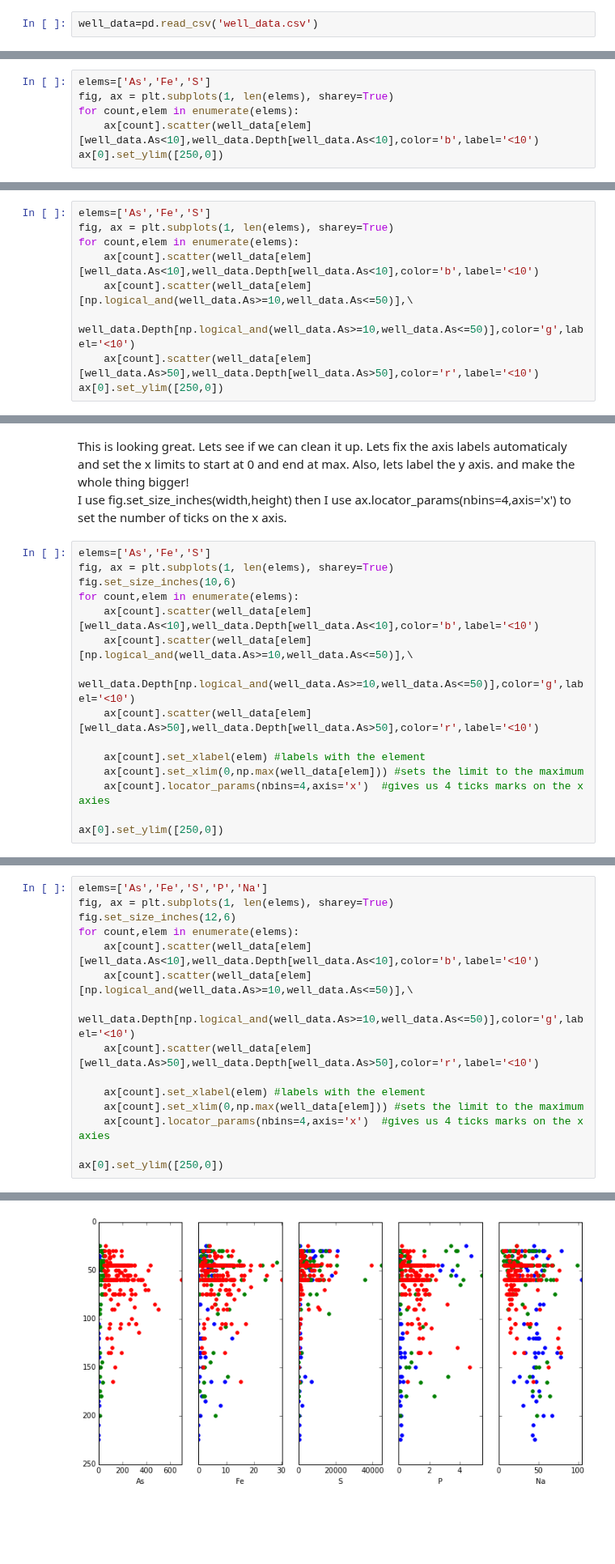
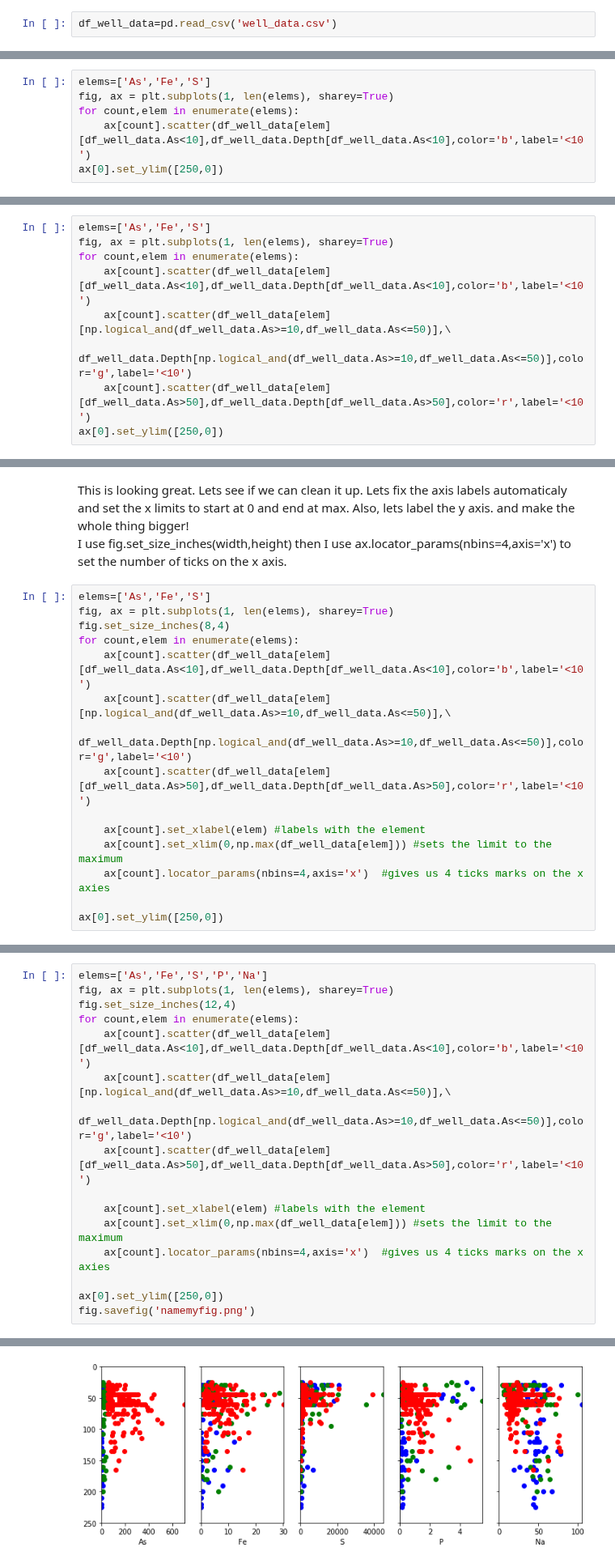
Before and after one commit to bmaillou/BigDataPython, a Jupyter notebook: pandas_well_data_part2.ipynb, the cells around one changed output, grey strips where cells are left out. Shown at 81% size. Cells and saved outputs as stored; diff of their text form; blank space fills up the shorter version.

```diff
--- a/pandas_well_data_part2.ipynb
+++ b/pandas_well_data_part2.ipynb
@@ -28,3 +28,3 @@ u'C:\\work-teaching\\python\\fall16\\BigDataPython'
 # %%
-well_data=pd.read_csv('well_data.csv')
+df_well_data=pd.read_csv('well_data.csv')
 # %% [markdown]
@@ -421,7 +446,7 @@ Now instead of printing lets call the correct ax and plot the elements.
 elems=['As','Fe','S']
 fig, ax = plt.subplots(1, len(elems), sharey=True)
 for count,elem in enumerate(elems):
-    ax[count].scatter(well_data[elem][well_data.As<10],well_data.Depth[well_data.As<10],color='b',label='<10')
+    ax[count].scatter(df_well_data[elem][df_well_data.As<10],df_well_data.Depth[df_well_data.As<10],color='b',label='<10')
 ax[0].set_ylim([250,0])
 # %% [output]
 (250, 0)
@@ -432,10 +457,10 @@ Now lets add the full data set!
 elems=['As','Fe','S']
 fig, ax = plt.subplots(1, len(elems), sharey=True)
 for count,elem in enumerate(elems):
-    ax[count].scatter(well_data[elem][well_data.As<10],well_data.Depth[well_data.As<10],color='b',label='<10')
-    ax[count].scatter(well_data[elem][np.logical_and(well_data.As>=10,well_data.As<=50)],\
-                      well_data.Depth[np.logical_and(well_data.As>=10,well_data.As<=50)],color='g',label='<10')
-    ax[count].scatter(well_data[elem][well_data.As>50],well_data.Depth[well_data.As>50],color='r',label='<10')
+    ax[count].scatter(df_well_data[elem][df_well_data.As<10],df_well_data.Depth[df_well_data.As<10],color='b',label='<10')
+    ax[count].scatter(df_well_data[elem][np.logical_and(df_well_data.As>=10,df_well_data.As<=50)],\
+                      df_well_data.Depth[np.logical_and(df_well_data.As>=10,df_well_data.As<=50)],color='g',label='<10')
+    ax[count].scatter(df_well_data[elem][df_well_data.As>50],df_well_data.Depth[df_well_data.As>50],color='r',label='<10')
 ax[0].set_ylim([250,0])
 # %% [output]
 (250, 0)
@@ -447,15 +472,15 @@ then I use ax.locator_params(nbins=4,axis='x') to set the number of ticks on the
 # %%
 elems=['As','Fe','S']
 fig, ax = plt.subplots(1, len(elems), sharey=True)
-fig.set_size_inches(10,6)
+fig.set_size_inches(8,4)
 for count,elem in enumerate(elems):
-    ax[count].scatter(well_data[elem][well_data.As<10],well_data.Depth[well_data.As<10],color='b',label='<10')
-    ax[count].scatter(well_data[elem][np.logical_and(well_data.As>=10,well_data.As<=50)],\
-                      well_data.Depth[np.logical_and(well_data.As>=10,well_data.As<=50)],color='g',label='<10')
-    ax[count].scatter(well_data[elem][well_data.As>50],well_data.Depth[well_data.As>50],color='r',label='<10')
+    ax[count].scatter(df_well_data[elem][df_well_data.As<10],df_well_data.Depth[df_well_data.As<10],color='b',label='<10')
+    ax[count].scatter(df_well_data[elem][np.logical_and(df_well_data.As>=10,df_well_data.As<=50)],\
+                      df_well_data.Depth[np.logical_and(df_well_data.As>=10,df_well_data.As<=50)],color='g',label='<10')
+    ax[count].scatter(df_well_data[elem][df_well_data.As>50],df_well_data.Depth[df_well_data.As>50],color='r',label='<10')
 
     ax[count].set_xlabel(elem) #labels with the element
-    ax[count].set_xlim(0,np.max(well_data[elem])) #sets the limit to the maximum
+    ax[count].set_xlim(0,np.max(df_well_data[elem])) #sets the limit to the maximum
     ax[count].locator_params(nbins=4,axis='x')  #gives us 4 ticks marks on the x axies
 
 ax[0].set_ylim([250,0])
@@ -467,16 +493,17 @@ To prove this works add two more parameters to elem.
 # %%
 elems=['As','Fe','S','P','Na']
 fig, ax = plt.subplots(1, len(elems), sharey=True)
-fig.set_size_inches(12,6)
+fig.set_size_inches(12,4)
 for count,elem in enumerate(elems):
-    ax[count].scatter(well_data[elem][well_data.As<10],well_data.Depth[well_data.As<10],color='b',label='<10')
-    ax[count].scatter(well_data[elem][np.logical_and(well_data.As>=10,well_data.As<=50)],\
-                      well_data.Depth[np.logical_and(well_data.As>=10,well_data.As<=50)],color='g',label='<10')
-    ax[count].scatter(well_data[elem][well_data.As>50],well_data.Depth[well_data.As>50],color='r',label='<10')
+    ax[count].scatter(df_well_data[elem][df_well_data.As<10],df_well_data.Depth[df_well_data.As<10],color='b',label='<10')
+    ax[count].scatter(df_well_data[elem][np.logical_and(df_well_data.As>=10,df_well_data.As<=50)],\
+                      df_well_data.Depth[np.logical_and(df_well_data.As>=10,df_well_data.As<=50)],color='g',label='<10')
+    ax[count].scatter(df_well_data[elem][df_well_data.As>50],df_well_data.Depth[df_well_data.As>50],color='r',label='<10')
 
     ax[count].set_xlabel(elem) #labels with the element
-    ax[count].set_xlim(0,np.max(well_data[elem])) #sets the limit to the maximum
+    ax[count].set_xlim(0,np.max(df_well_data[elem])) #sets the limit to the maximum
     ax[count].locator_params(nbins=4,axis='x')  #gives us 4 ticks marks on the x axies
 
 ax[0].set_ylim([250,0])
+fig.savefig('namemyfig.png')
 # %% [output]
@@ -484,2 +510,2 @@ ax[0].set_ylim([250,0])
-[figure, old version]
+[figure, new version]
 # %% [markdown]
```
Also changed, not shown: parts of 47 cells of this notebook.
